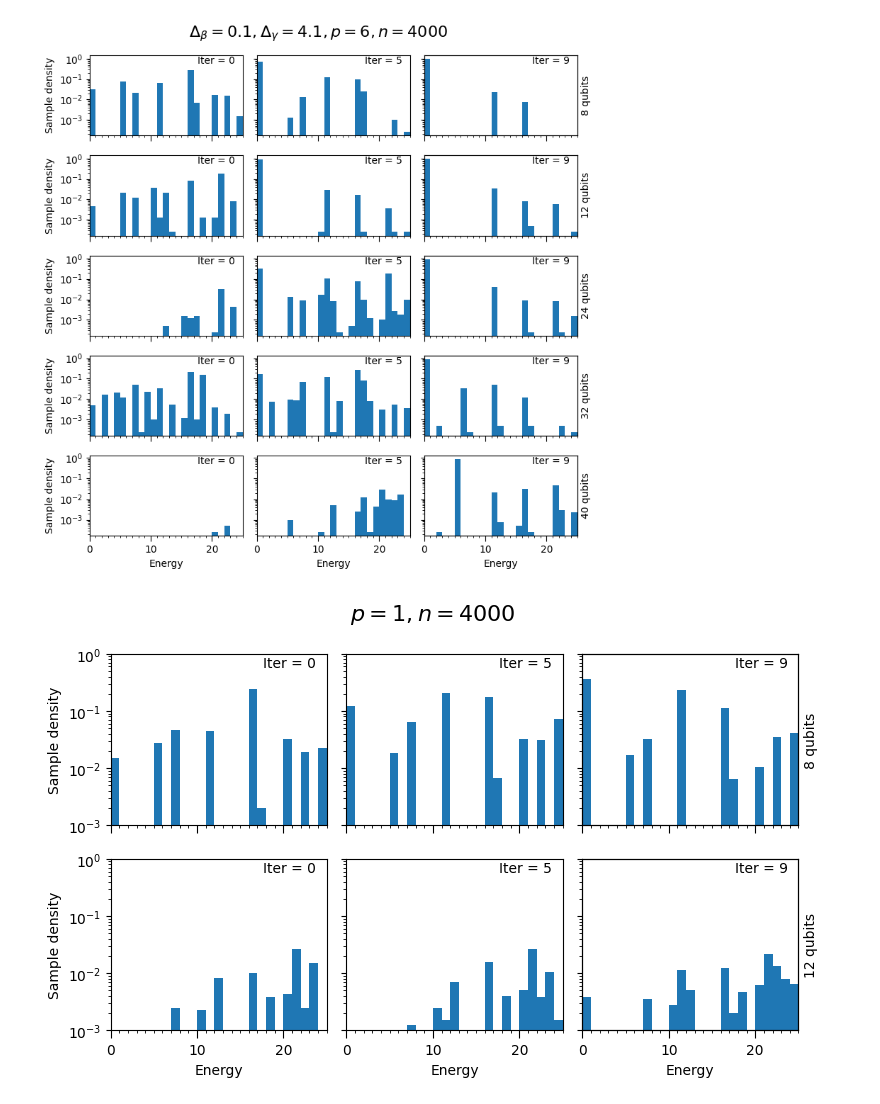
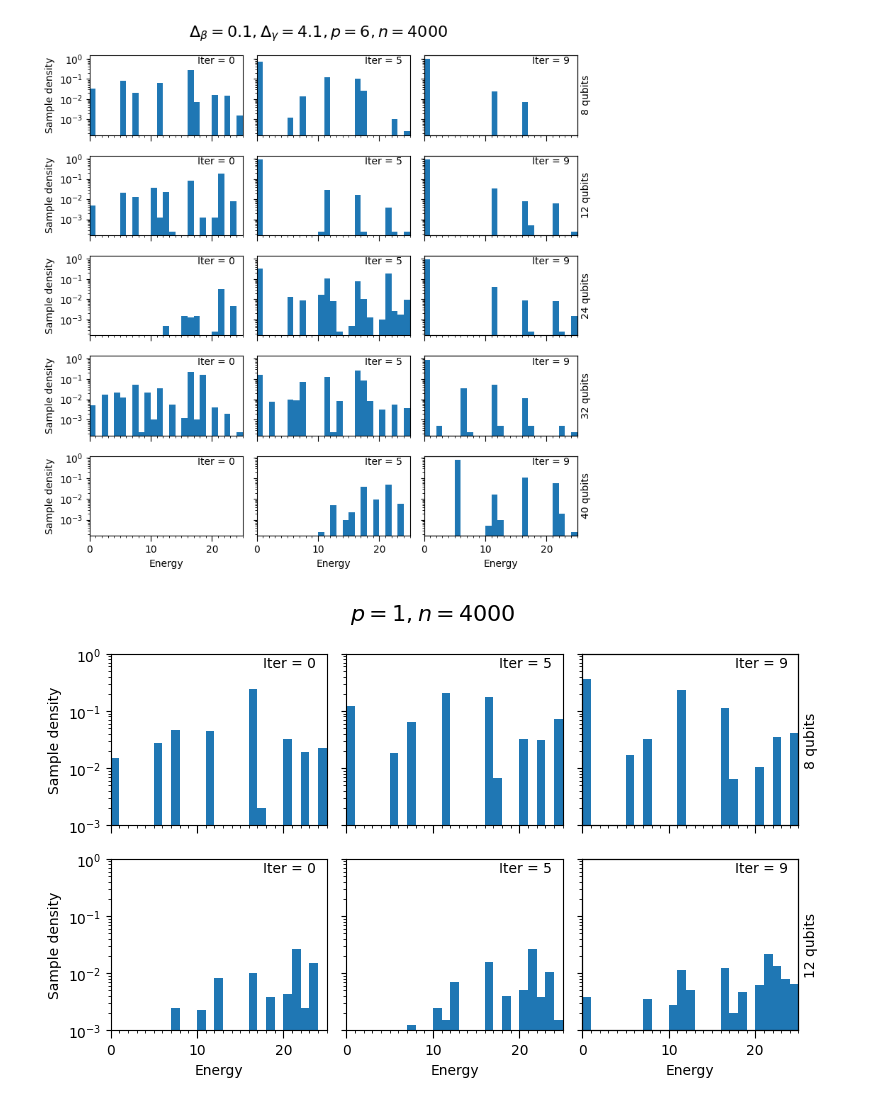
Before and after one commit to JoshCudby/quantum_pangenomics, a Jupyter notebook: new_qubo_formulation/qubo_qaoa/nonvariational/plot_nonvariational.ipynb, the cells around one changed output. Drawn from its saved outputs; the diff is of its cells as text; code cells hidden in the pictures.

```diff
--- a/new_qubo_formulation/qubo_qaoa/nonvariational/plot_nonvariational.ipynb
+++ b/new_qubo_formulation/qubo_qaoa/nonvariational/plot_nonvariational.ipynb
@@ -111,6 +112,9 @@ def plot_dist(
         ax.text(.95, .99, f'Iter = {iters[i]}', ha='right', va='top', transform=ax.transAxes)
 
     return axs
+# %%
+with open(f'/lustre/scratch127/qpg/jc59/new_qubo_formulation/oriented/nonvariational/nonvariational.test_N4_W5.db{0.5}.dg{4.25}.shots{4000}.pkl', 'rb') as f:
+    res = pickle.load(f)
 # %%
 fig, axs = plt.subplots(5, 3, sharey='row', sharex='col')
 p = 6
@@ -119,35 +123,35 @@ dg = 4.1
 
 
 axs0 = axs[0, :]
 axs1 = axs[1, :]
 axs2 = axs[2, :]
 axs3 = axs[3, :]
 axs4 = axs[4, :]
 axs0 = plot_dist(axs0, 'test_N2_W2', 1.0, 4.5, 4000, p=p, db=db, dg=dg, normalise=False)
 axs1 = plot_dist(axs1, 'trivial', 0.5, 4.25, 4000, p=p, db=db, dg=dg, normalise=False)
 axs2 = plot_dist(axs2, 'test_N3_W4', 0.5, 4.25, 4000, p=p, db=db, dg=dg,normalise=False)
 axs3 = plot_dist(axs3, 'test_N8_W2', 0.5, 4.25, 4000, p=p, db=db, dg=dg,normalise=False)
-axs4 = plot_dist(axs4, 'test_N4_W5', 0.5, 4.25, 4000, p=p, db=.5, dg=3.8, normalise=False)
+axs4 = plot_dist(axs4, 'test_N4_W5', 0.5, 4.25, 4000, p=p, db=.1, dg=3.875, normalise=False)
 
 for ax in axs[:, 0]:
     ax.set_ylabel(r'Sample density')
 
 qubits = [8, 12, 24, 32, 40]
 for idx, ax in enumerate(axs[:, -1]):
     twin = ax.twinx()
     twin.set_yticks([])
     twin.set_ylabel(f'{qubits[idx]} qubits')
 
 for ax in axs[-1, :]:
     ax.set_xlabel(r'Energy')
 
 fig.suptitle(f'$\\Delta_\\beta = {db}, \\Delta_\\gamma = {dg}, p = {p}, n = 4000$', fontsize=16)
 fig.set_figheight(8)
 fig.set_figwidth(8)
 plt.tight_layout()
 # fig.set_tight_layout('tight')
 # %% [output]
-[figure, old version]
+[figure, new version]
 # %%
 def plot_hardware_dist(
     axs: list[Axes], filename, maxdb, maxdg, shots,
```
Also changed, not shown: parts of 4 cells of this notebook, 5 other files.
